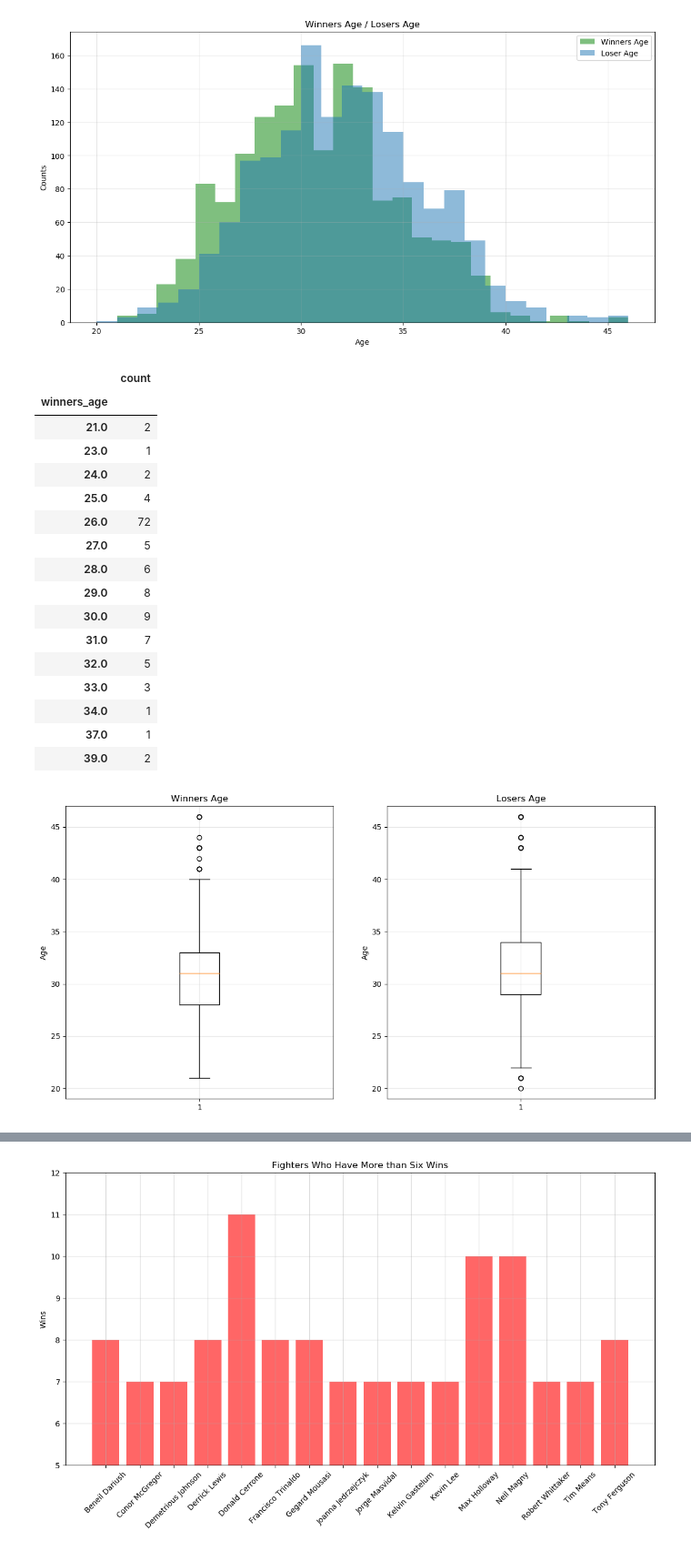
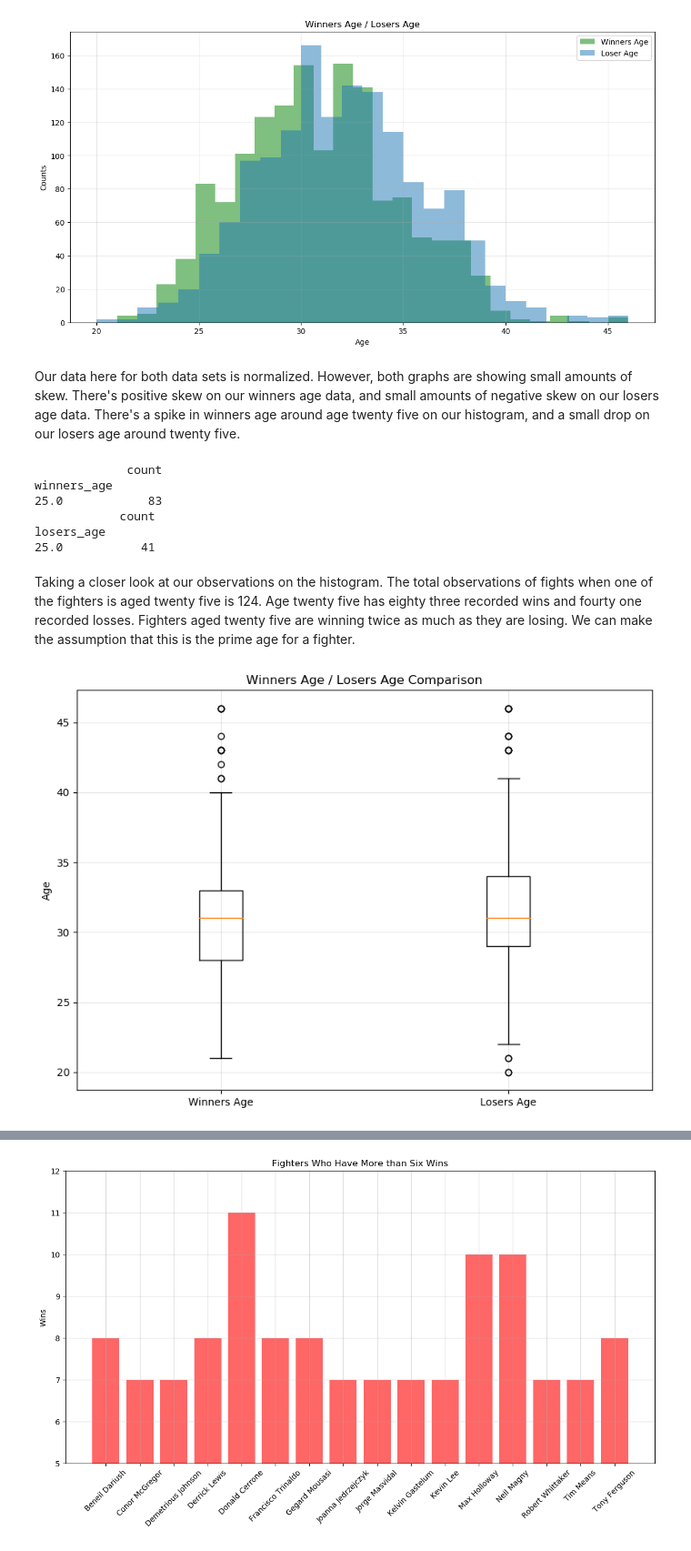
Before and after one commit to Audio88/Data-Science-Projects, a Jupyter notebook: UFC_analysis2.ipynb, the cells around one changed output, grey strips where cells are left out. Shown: that part at 91% size. Cells and saved outputs as stored; diff of their text form; code cells hidden in the pictures.

```diff
--- a/UFC_analysis2.ipynb
+++ b/UFC_analysis2.ipynb
@@ -140,25 +128,3 @@ plt.grid(alpha=.3)
 plt.show()
 # %% [output]
 [figure]
-# %%
-agedf = df[(df['winners_age'] == 26) | (df['losers_age'] == 26)]
-
-agedf.groupby(agedf['winners_age']).agg({'count'})
-# %% [output]
-|  | count |
-| winners_age |  |
-| 21.0 | 2 |
-| 23.0 | 1 |
-| 24.0 | 2 |
-| 25.0 | 4 |
-| 26.0 | 72 |
-| 27.0 | 5 |
-| 28.0 | 6 |
-| 29.0 | 8 |
-| 30.0 | 9 |
-| 31.0 | 7 |
-| 32.0 | 5 |
-| 33.0 | 3 |
-| 34.0 | 1 |
-| 37.0 | 1 |
-| 39.0 | 2 |
@@ -177,20 +131,30 @@ plt.show()
-# %%
-plt.figure(figsize=(14, 7))
-
-plt.subplot(1, 2, 1)
-plt.boxplot(df['winners_age'].dropna())
-plt.title('Winners Age')
-plt.ylabel('Age')
-plt.ylim(19, 47)
-plt.grid(alpha=.3)
-
-plt.subplot(1, 2, 2)
-plt.boxplot(df['losers_age'].dropna())
-plt.title('Losers Age')
-plt.ylabel('Age')
-plt.ylim(19, 47)
-plt.grid(alpha=.3)
-
-plt.show()
-# %% [output]
-[figure, removed]
+# %% [markdown]
+Our data here for both data sets is normalized. However, both graphs are showing small amounts of skew. There's positive skew on our winners age data, and small amounts of negative skew on our losers age data. There's a spike in winners age around age twenty five on our histogram, and a small drop on our losers age around twenty five.
+# %%
+twentysix_w = df[df['winners_age'] == 25]
+print(twentysix_w['winners_age'].groupby(twentysix_w['winners_age']).agg({'count'}))
+
+twentysix_l = df[df['losers_age'] == 25]
+print(twentysix_l['losers_age'].groupby(twentysix_l['losers_age']).agg({'count'}))
+# %% [output]
+             count
+winners_age
+25.0            83
+            count
+losers_age
+25.0           41
+# %% [markdown]
+ Taking a closer look at our observations on the histogram. The total observations of fights when one of the fighters is aged twenty five is 124. Age twenty five has eighty three recorded wins and fourty one recorded losses. Fighters aged twenty five are winning twice as much as they are losing. We can make the assumption that this is the prime age for a fighter.
+# %%
+age_list = [df['winners_age'].dropna(), df['losers_age'].dropna()]
+labels = ['Winners Age', 'Losers Age']
+
+plt.figure(figsize=(10, 7))
+plt.boxplot(age_list, labels=labels)
+plt.title('Winners Age / Losers Age Comparison')
+plt.ylabel('Age')
+plt.grid(alpha=.3)
+
+plt.show()
+# %% [output]
+[figure, added]
```
Also changed, not shown: parts of 38 cells of this notebook, 1 other file.
